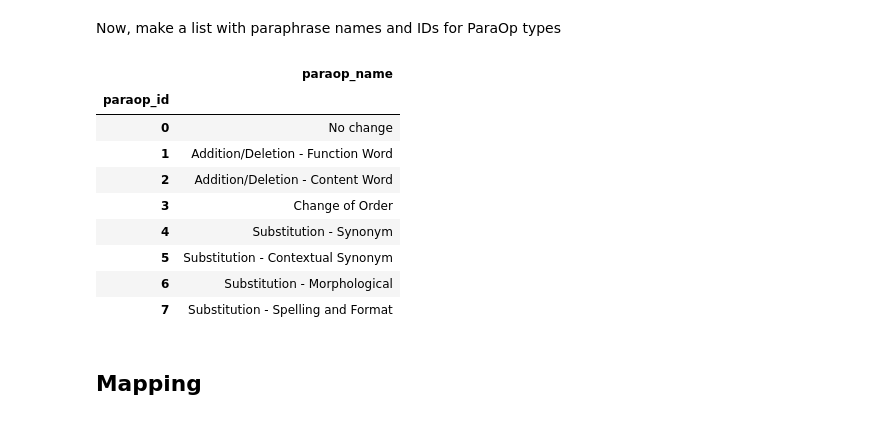
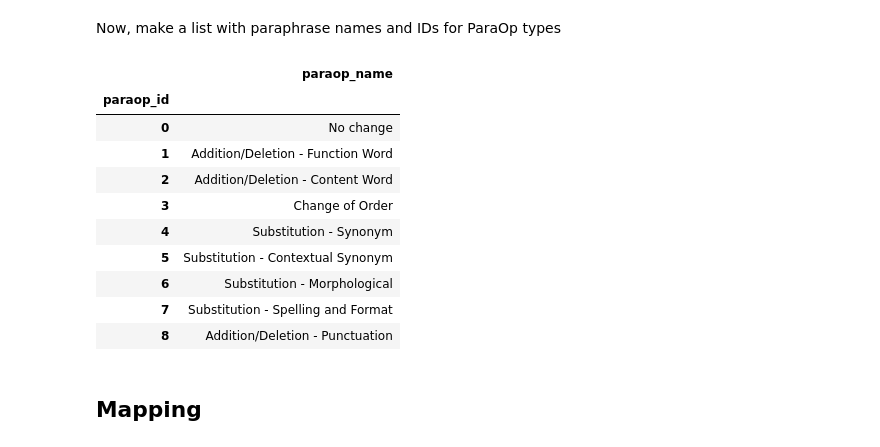
Before and after one commit to lucasadelino/thesis, a Jupyter notebook: reannotation.ipynb, the cells around one changed output. Drawn from its saved outputs; the diff is of its cells as text; code cells hidden in the pictures.

```diff
--- a/reannotation.ipynb
+++ b/reannotation.ipynb
@@ -84,27 +86,29 @@ Now, make a list with paraphrase names and IDs for ParaOp types
 # %%
 data = [[0, 'No change'],
         [1, 'Addition/Deletion - Function Word'],
         [2, 'Addition/Deletion - Content Word'],
         [3, 'Change of Order'],
         [4, 'Substitution - Synonym'],
         [5, 'Substitution - Contextual Synonym'],
         [6, 'Substitution - Morphological'],
-        [7, 'Substitution - Spelling and Format']
+        [7, 'Substitution - Spelling and Format'],
+        [8, 'Addition/Deletion - Punctuation']
        ]
 paraop_map = pd.DataFrame(data, columns = ['paraop_id', 'paraop_name'])
 paraop_map.set_index('paraop_id', inplace=True)
 paraop_map
 # %% [output]
 |  | paraop_name |
 | paraop_id |  |
 | 0 | No change |
 | 1 | Addition/Deletion - Function Word |
 | 2 | Addition/Deletion - Content Word |
 | 3 | Change of Order |
 | 4 | Substitution - Synonym |
 | 5 | Substitution - Contextual Synonym |
 | 6 | Substitution - Morphological |
 | 7 | Substitution - Spelling and Format |
+| 8 | Addition/Deletion - Punctuation |
 # %% [markdown]
 ## Mapping
 # %% [markdown]
```
Also changed, not shown: parts of 168 cells of this notebook.
